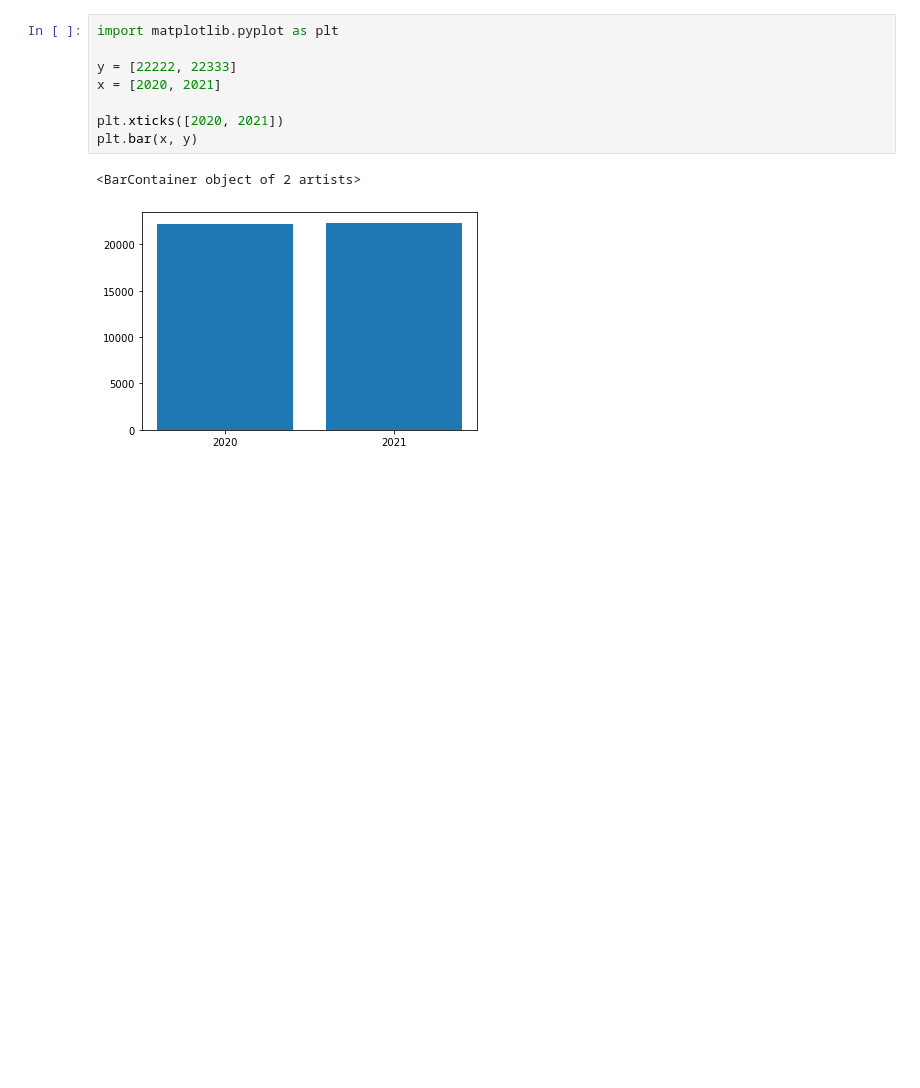
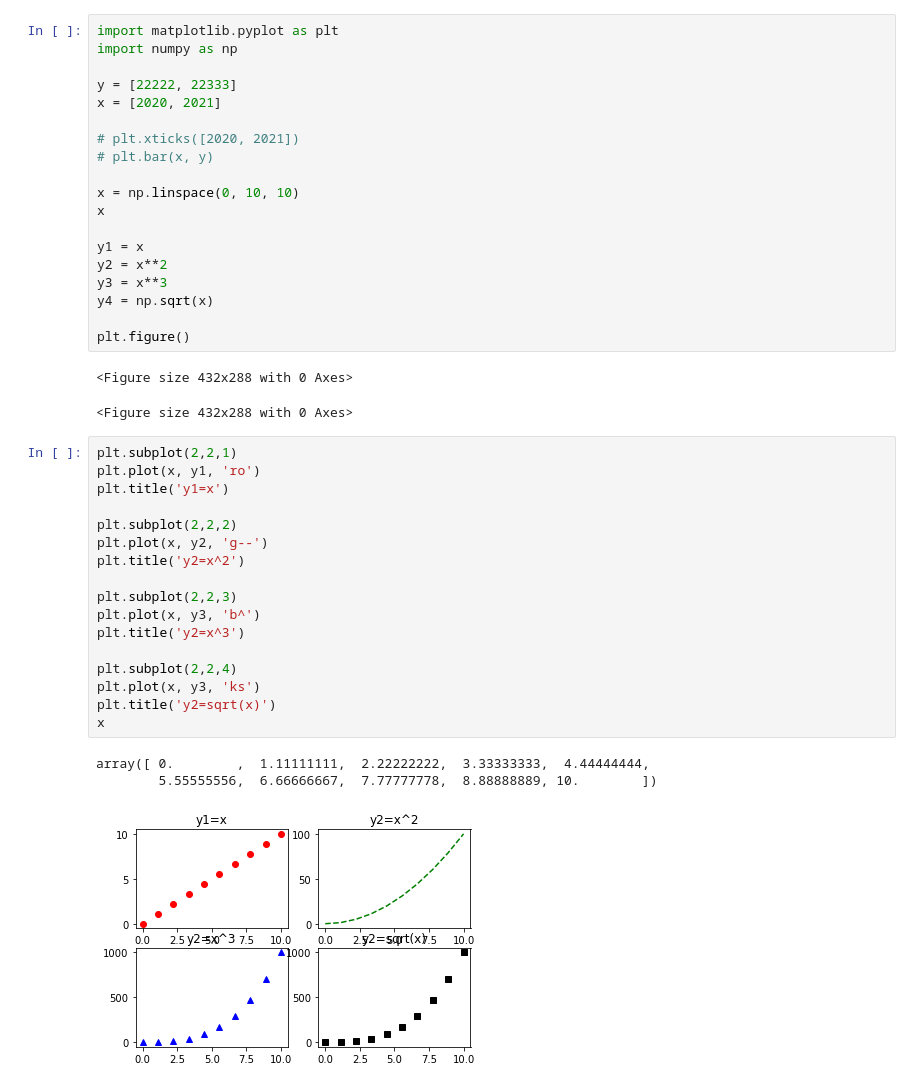
Before and after one commit to Kyeongrok/naver_shopping_ml_model, a Jupyter notebook: public_data/another_plot.ipynb, the cells around one changed output. Drawn from its saved outputs; the diff is of its cells as text; blank space fills up the shorter version.

```diff
--- a/public_data/another_plot.ipynb
+++ b/public_data/another_plot.ipynb
@@ -1,11 +1,43 @@
 # %%
 import matplotlib.pyplot as plt
+import numpy as np
 
 y = [22222, 22333]
 x = [2020, 2021]
 
-plt.xticks([2020, 2021])
-plt.bar(x, y)
+# plt.xticks([2020, 2021])
+# plt.bar(x, y)
+
+x = np.linspace(0, 10, 10)
+x
+
+y1 = x
+y2 = x**2
+y3 = x**3
+y4 = np.sqrt(x)
+
+plt.figure()
 # %% [output]
-<BarContainer object of 2 artists>
+<Figure size 432x288 with 0 Axes>
-[figure, removed]
+<Figure size 432x288 with 0 Axes>
+# %%
+plt.subplot(2,2,1)
+plt.plot(x, y1, 'ro')
+plt.title('y1=x')
+
+plt.subplot(2,2,2)
+plt.plot(x, y2, 'g--')
+plt.title('y2=x^2')
+
+plt.subplot(2,2,3)
+plt.plot(x, y3, 'b^')
+plt.title('y2=x^3')
+
+plt.subplot(2,2,4)
+plt.plot(x, y3, 'ks')
+plt.title('y2=sqrt(x)')
+x
+# %% [output]
+array([ 0.        ,  1.11111111,  2.22222222,  3.33333333,  4.44444444,
+        5.55555556,  6.66666667,  7.77777778,  8.88888889, 10.        ])
+[figure, added]
```
Also changed, not shown: 1 other file.
